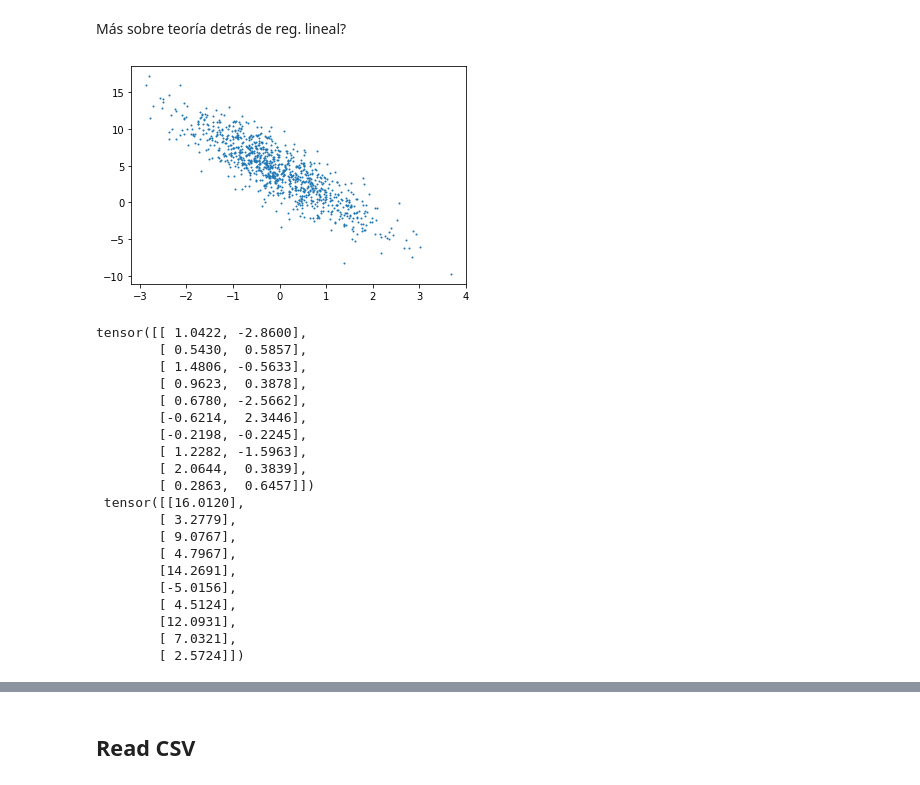
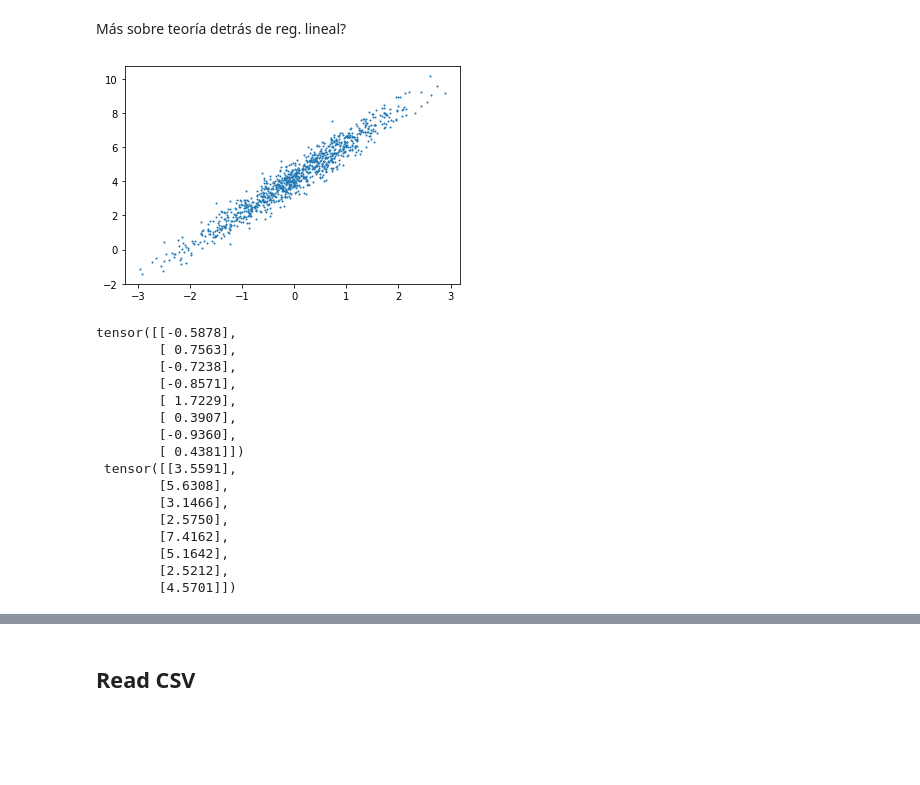
Before and after one commit to ramajoballester/mil_deeplearning, a Jupyter notebook: 1_Introduccion.ipynb, the cells around one changed output, grey strips where cells are left out. Drawn from its saved outputs; the diff is of its cells as text; code cells hidden in the pictures; blank space fills up the shorter version.

```diff
--- a/1_Introduccion.ipynb
+++ b/1_Introduccion.ipynb
@@ -52,18 +55,19 @@ import matplotlib.pyplot as plt
 # %%
-def synthetic_data(w, b, num_examples):
+def synthetic_data(w, b, noise, num_examples):
     """Generate y = Xw + b + noise."""
     X = torch.normal(0, 1, (num_examples, len(w)))
     y = torch.matmul(X, w) + b
-    y += torch.normal(0, 0.01, y.shape)
+    y += torch.normal(0, noise, y.shape)
     return X, y.reshape((-1, 1))
 
-true_w = torch.tensor([2, -3.4])
+true_w = torch.tensor([2.0])
 true_b = 4.2
-features, labels = synthetic_data(true_w, true_b, 1000)
+noise = 0.5
+features, labels = synthetic_data(true_w, true_b, noise, 1000)
 # %%
-plt.scatter(features[:, 1], labels, 1);
+plt.scatter(features[:, 0], labels, 1);
 # %% [output]
-[figure, old version]
+[figure, new version]
 # %%
 def data_iter(batch_size, features, labels):
     num_examples = len(features)
@@ -75,32 +79,28 @@ def data_iter(batch_size, features, labels):
             indices[i: min(i + batch_size, num_examples)])
         yield features[batch_indices], labels[batch_indices]
 # %%
-batch_size = 10
+batch_size = 8
 
 for X, y in data_iter(batch_size, features, labels):
     print(X, '\n', y)
     break
 # %% [output]
-tensor([[ 1.0422, -2.8600],
-        [ 0.5430,  0.5857],
-        [ 1.4806, -0.5633],
-        [ 0.9623,  0.3878],
-        [ 0.6780, -2.5662],
-        [-0.6214,  2.3446],
-        [-0.2198, -0.2245],
-        [ 1.2282, -1.5963],
-        [ 2.0644,  0.3839],
-        [ 0.2863,  0.6457]])
- tensor([[16.0120],
-        [ 3.2779],
-        [ 9.0767],
-        [ 4.7967],
-        [14.2691],
-        [-5.0156],
-        [ 4.5124],
-        [12.0931],
-        [ 7.0321],
-        [ 2.5724]])
+tensor([[-0.5878],
+        [ 0.7563],
+        [-0.7238],
+        [-0.8571],
+        [ 1.7229],
+        [ 0.3907],
+        [-0.9360],
+        [ 0.4381]])
+ tensor([[3.5591],
+        [5.6308],
+        [3.1466],
+        [2.5750],
+        [7.4162],
+        [5.1642],
+        [2.5212],
+        [4.5701]])
 # %%
 def linreg(X, w, b):
     """Modelo de regresión lineal"""
```
Also changed, not shown: parts of 8 cells of this notebook.
